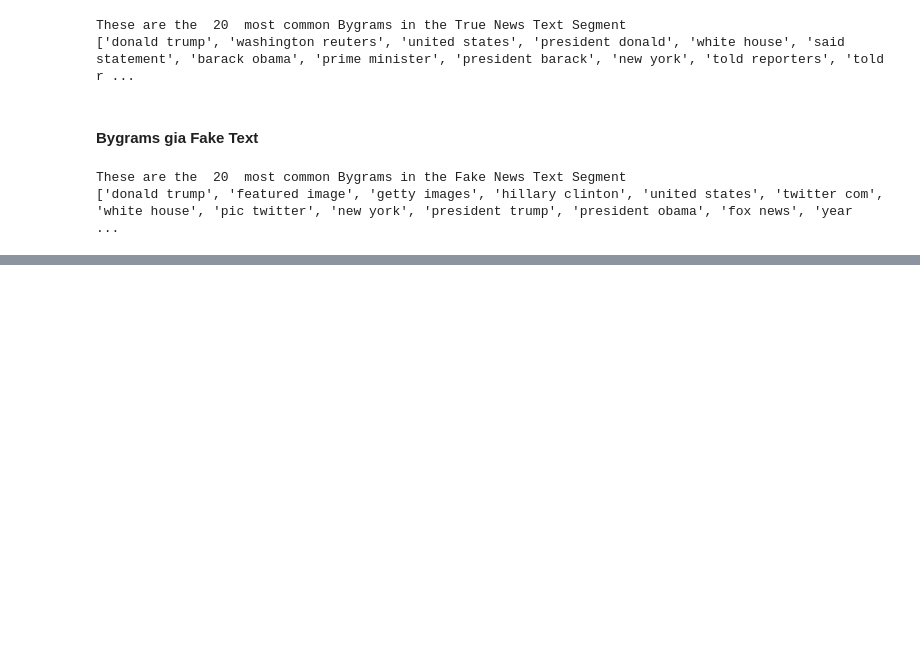
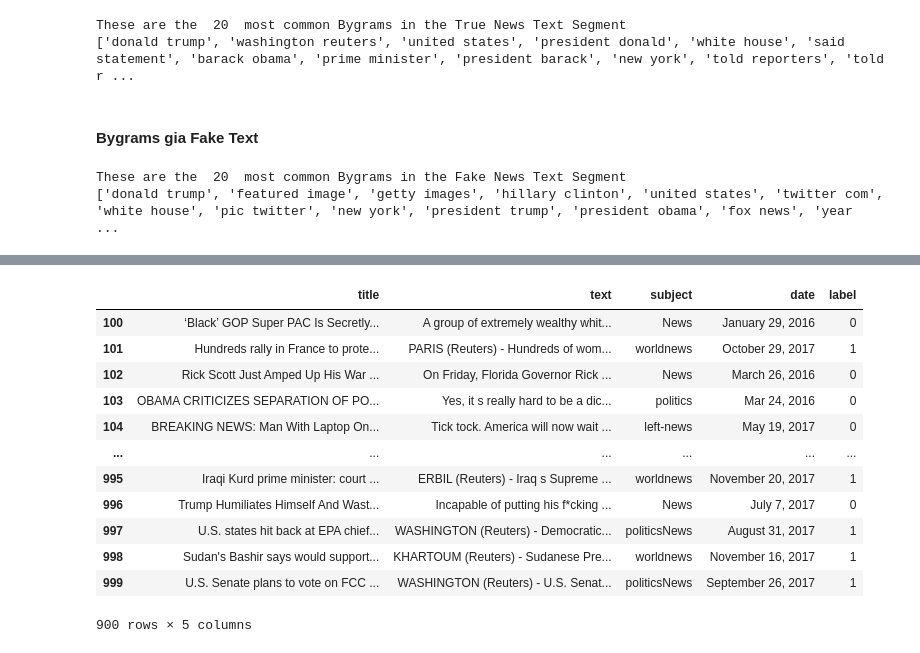
Before and after one commit to Demesta/data_mining_for_fake_news_detection, a Jupyter notebook: andro.ipynb, the cells around one changed output, grey strips where cells are left out. Cells and saved outputs as stored; diff of their text form; code cells hidden in the pictures; blank space fills up the shorter version.

```diff
--- a/andro.ipynb
+++ b/andro.ipynb
@@ -251,0 +277,29 @@ These are the  20  most common Bygrams in the Fake News Text Segment
+# %%
+
+newdf = tempTrue.copy()
+
+newdf = newdf.append(tempFake, ignore_index=True)
+
+# df = df.sample(frac=1).reset_index(drop=True)
+newdf = newdf.sample(frac=1).reset_index(drop=True)
+
+newdf = newdf.iloc[:1000,:]
+
+train, test = np.split(newdf, [int(.1*len(newdf))])
+
+train.to_csv('./train.csv', index=True)
+test.to_csv('./test,csv')
+# %% [output]
+|  | title | text | subject | date | label |
+| 100 | ‘Black’ GOP Super PAC Is Secretly... | A group of extremely wealthy whit... | News | January 29, 2016 | 0 |
+| 101 | Hundreds rally in France to prote... | PARIS (Reuters) - Hundreds of wom... | worldnews | October 29, 2017 | 1 |
+| 102 | Rick Scott Just Amped Up His War ... | On Friday, Florida Governor Rick ... | News | March 26, 2016 | 0 |
+| 103 | OBAMA CRITICIZES SEPARATION OF PO... | Yes, it s really hard to be a dic... | politics | Mar 24, 2016 | 0 |
+| 104 | BREAKING NEWS: Man With Laptop On... | Tick tock. America will now wait ... | left-news | May 19, 2017 | 0 |
+| ... | ... | ... | ... | ... | ... |
+| 995 | Iraqi Kurd prime minister: court ... | ERBIL (Reuters) - Iraq s Supreme ... | worldnews | November 20, 2017 | 1 |
+| 996 | Trump Humiliates Himself And Wast... | Incapable of putting his f*cking ... | News | July 7, 2017 | 0 |
+| 997 | U.S. states hit back at EPA chief... | WASHINGTON (Reuters) - Democratic... | politicsNews | August 31, 2017 | 1 |
+| 998 | Sudan's Bashir says would support... | KHARTOUM (Reuters) - Sudanese Pre... | worldnews | November 16, 2017 | 1 |
+| 999 | U.S. Senate plans to vote on FCC ... | WASHINGTON (Reuters) - U.S. Senat... | politicsNews | September 26, 2017 | 1 |
+900 rows × 5 columns
```
Also changed, not shown: parts of 1 cell of this notebook, 3 other files.
